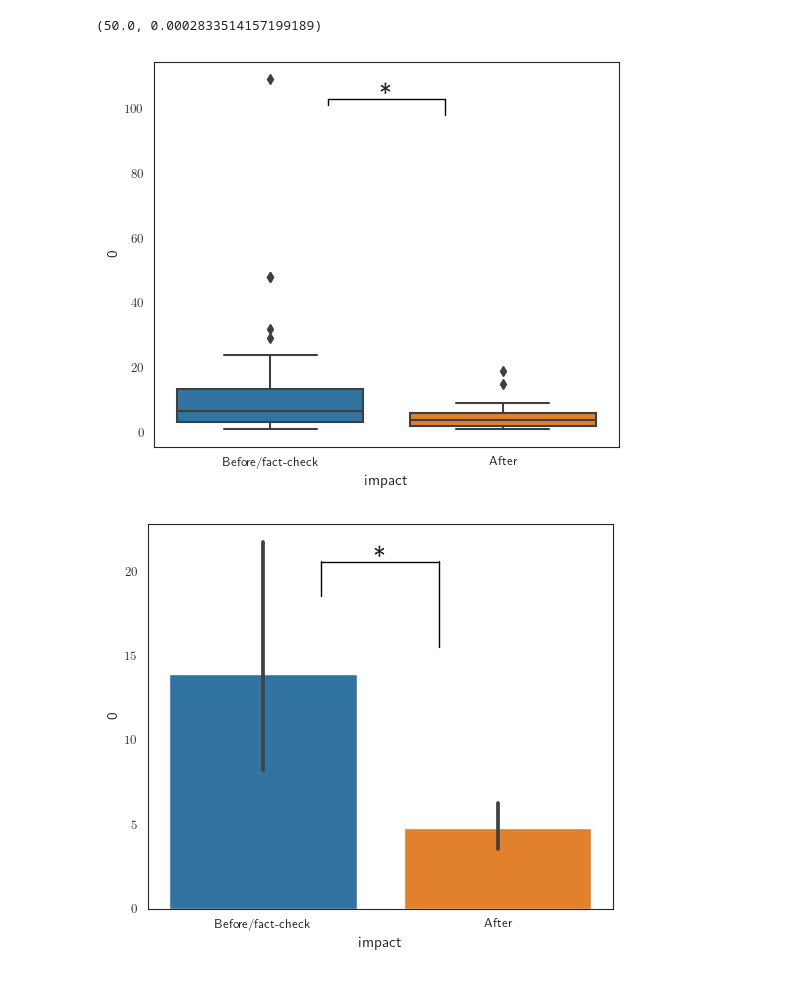
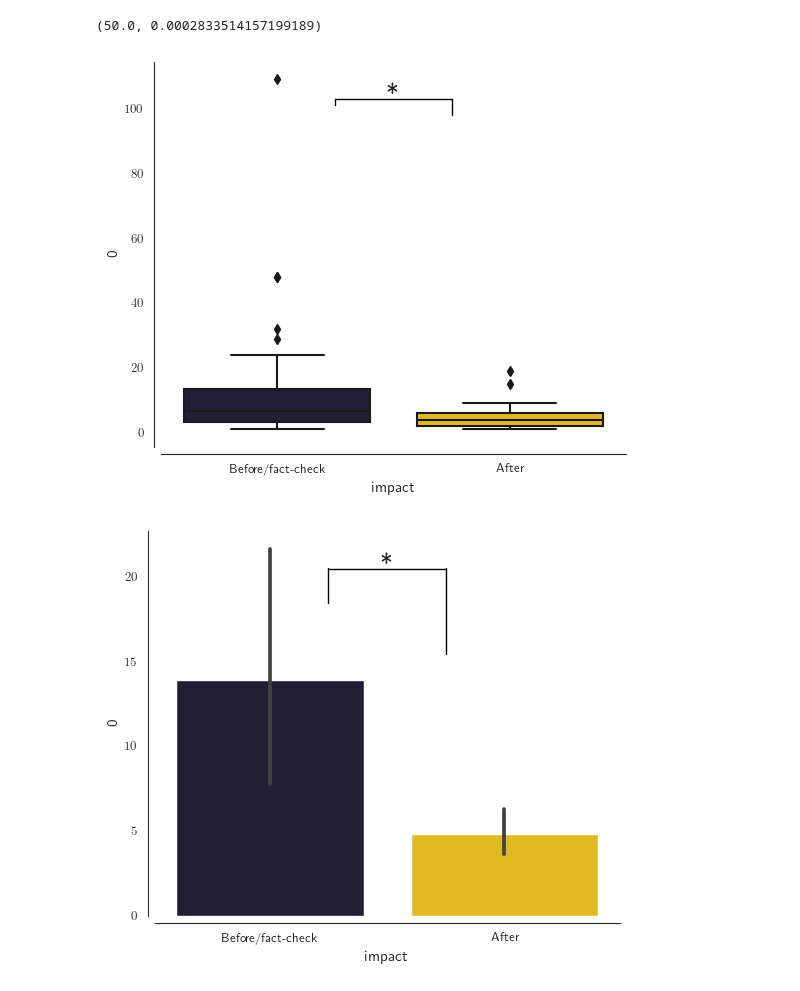
Before and after one commit to TeMU-BSC/iberifier, a Jupyter notebook: analysis/Descriptive stats.ipynb, the cells around one changed output. Saved outputs shown, nothing was run; the diff lists cells and outputs as text; code cells hidden in the pictures.

```diff
--- a/analysis/Descriptive stats.ipynb
+++ b/analysis/Descriptive stats.ipynb
@@ -1672,8 +1713,9 @@ order = ['Before/fact-check', 'After']
 sns.set_style("white")
 
 fig, ax = plt.subplots(figsize=(6, 5))
+sns.despine(offset=5, trim=False)
 
-sns.boxplot(impact[impact['fact_id'].isin(fact_both_wo_out)], x='impact', y=0, order=order, showfliers=True)
+sns.boxplot(impact[impact['fact_id'].isin(fact_both_wo_out)], x='impact', y=0, order=order, showfliers=True, palette=[main_color, second_color])
 # calculate the y position for the markers
 ypos = ax.get_ylim()[1] * 0.9
 
@@ -1684,23 +1726,24 @@ if p < 0.05:
     ax.plot([0.75, 0.75], [ypos-5, ypos+0.05], linewidth=1, color='black')
     ax.text(0.5, ypos, '*', ha='center', va='bottom', fontsize=20)
 # %% [output]
-[figure, old version]
+[figure, new version]
 # %%
 order = ['Before/fact-check', 'After']
 
 sns.set_style("white")
 
 fig, ax = plt.subplots(figsize=(6, 5))
+sns.despine(offset=5, trim=False)
 
-sns.barplot(impact[impact['fact_id'].isin(fact_both_wo_out)], x='impact', y=0, order=order)
+sns.barplot(impact[impact['fact_id'].isin(fact_both_wo_out)], x='impact', y=0, order=order, palette=[main_color, second_color])
 # calculate the y position for the markers
 ypos = ax.get_ylim()[1] * 0.9
 
 # add significance markers
 if p_out < 0.05:
     ax.plot([0.25, 0.75], [ypos, ypos], linewidth=1, color='black')
     ax.plot([0.25, 0.25], [ypos-2, ypos+0.05], linewidth=1, color='black')
     ax.plot([0.75, 0.75], [ypos-5, ypos+0.05], linewidth=1, color='black')
     ax.text(0.5, ypos, '*', ha='center', va='bottom', fontsize=20)
 # %% [output]
-[figure, old version]
+[figure, new version]
```
Also changed, not shown: parts of 50 cells of this notebook, 1 other file.
